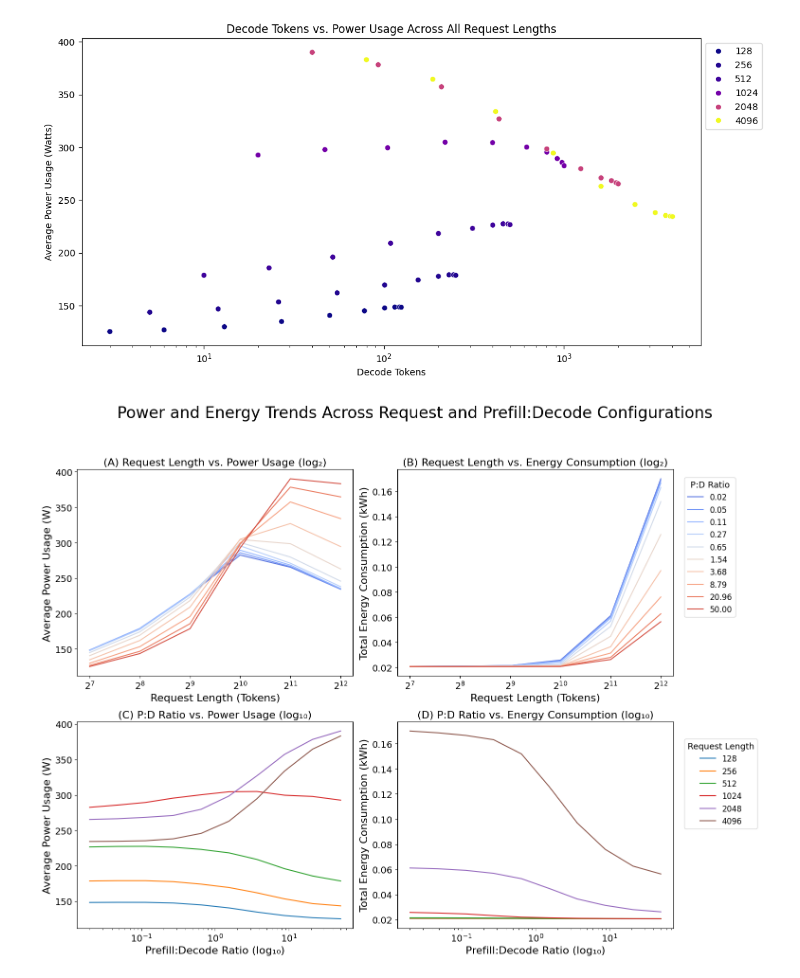
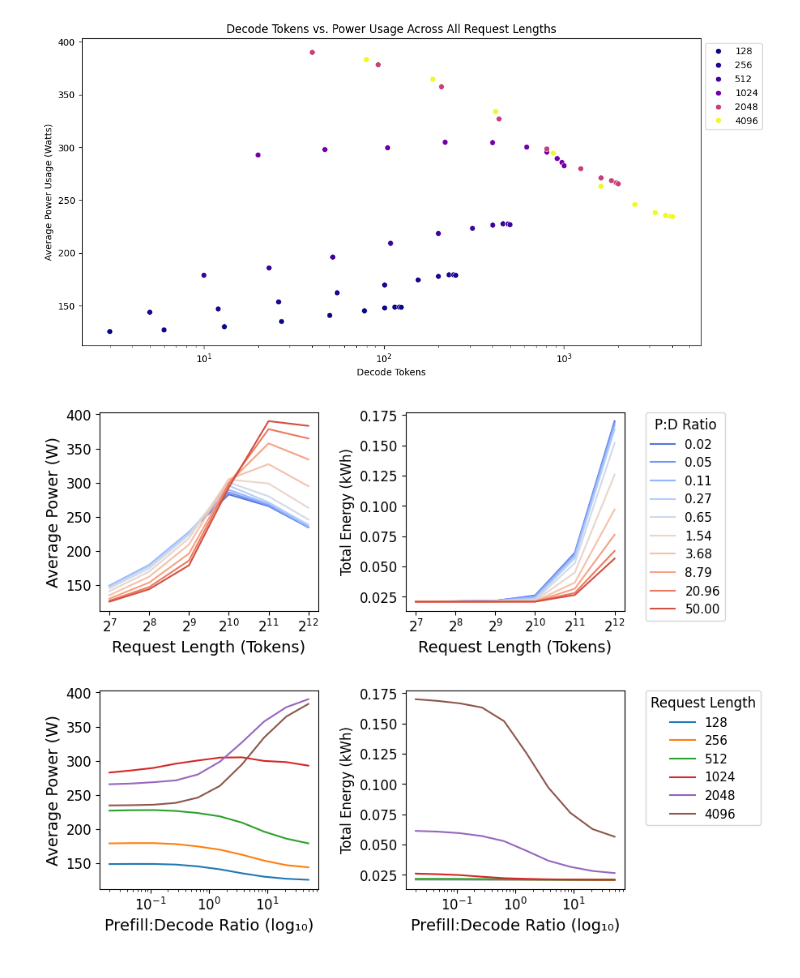
Before and after one commit to ozcanmiraay/vidur-energy, a Jupyter notebook: experiments-final/analysis/exp2-pdratio-inpseq-power-energy.ipynb, the cells around one changed output. Drawn from its saved outputs; the diff is of its cells as text; code cells hidden in the pictures.

Commit message:
Modified experiment plots' sizes & styles.

```diff
--- a/experiments-final/analysis/exp2-pdratio-inpseq-power-energy.ipynb
+++ b/experiments-final/analysis/exp2-pdratio-inpseq-power-energy.ipynb
@@ -137,9 +137,9 @@ pd_ratio_colors = sns.color_palette("coolwarm", n_colors=len(all_pd_ratios_str))
 request_length_colors = sns.color_palette("tab10", n_colors=len(all_request_lengths))
 
 # Create the figure and subplots
-fig, axes = plt.subplots(2, 2, figsize=(16, 12))
+fig, axes = plt.subplots(2, 2, figsize=(9, 7))
 
-# ------------------- (A) Request Length vs. Power Usage -------------------
+# ------------------- Request Length vs. Power Usage -------------------
 sns.lineplot(
     ax=axes[0, 0],
     data=df,
@@ -151,14 +151,13 @@ sns.lineplot(
     legend=False
 )
 axes[0, 0].set_xscale("log", base=2)
-axes[0, 0].set_title("(A) Request Length vs. Power Usage (log₂)", fontsize=16)
-axes[0, 0].set_xlabel("Request Length (Tokens)", fontsize=16)
-axes[0, 0].set_ylabel("Average Power Usage (W)", fontsize=16)
-axes[0, 0].tick_params(axis='both', labelsize=14)
+axes[0, 0].set_xlabel("Request Length (Tokens)", fontsize=14)
+axes[0, 0].set_ylabel("Average Power (W)", fontsize=14)
+axes[0, 0].tick_params(axis='both', labelsize=12)
 axes[0, 0].set_xticks(all_request_lengths)
 axes[0, 0].set_xticklabels([label_power_of_two(x) for x in all_request_lengths])
 
-# ------------------- (B) Request Length vs. Energy -------------------
+# ------------------- Request Length vs. Energy -------------------
 sns.lineplot(
     ax=axes[0, 1],
     data=df,
@@ -170,14 +169,13 @@ sns.lineplot(
     legend=False
 )
 axes[0, 1].set_xscale("log", base=2)
-axes[0, 1].set_title("(B) Request Length vs. Energy Consumption (log₂)", fontsize=16)
-axes[0, 1].set_xlabel("Request Length (Tokens)", fontsize=16)
-axes[0, 1].set_ylabel("Total Energy Consumption (kWh)", fontsize=16)
-axes[0, 1].tick_params(axis='both', labelsize=14)
+axes[0, 1].set_xlabel("Request Length (Tokens)", fontsize=14)
+axes[0, 1].set_ylabel("Total Energy (kWh)", fontsize=12)
+axes[0, 1].tick_params(axis='both', labelsize=12)
 axes[0, 1].set_xticks(all_request_lengths)
 axes[0, 1].set_xticklabels([label_power_of_two(x) for x in all_request_lengths])
 
-# ------------------- (C) P:D Ratio vs. Power Usage -------------------
+# ------------------- P:D Ratio vs. Power Usage -------------------
 sns.lineplot(
     ax=axes[1, 0],
     data=df,
@@ -189,14 +187,13 @@ sns.lineplot(
     legend=False
 )
 axes[1, 0].set_xscale("log", base=10)
-axes[1, 0].set_title("(C) P:D Ratio vs. Power Usage (log₁₀)", fontsize=16)
-axes[1, 0].set_xlabel("Prefill:Decode Ratio (log₁₀)", fontsize=16)
-axes[1, 0].set_ylabel("Average Power Usage (W)", fontsize=16)
-axes[1, 0].tick_params(axis='both', labelsize=14)
-axes[1, 0].xaxis.set_major_locator(ticker.LogLocator(base=10, numticks=7))
-axes[1, 0].xaxis.set_minor_locator(ticker.LogLocator(base=10, subs=np.arange(2, 10)*0.1, numticks=50))
+axes[1, 0].set_xlabel("Prefill:Decode Ratio (log₁₀)", fontsize=14)
+axes[1, 0].set_ylabel("Average Power (W)", fontsize=14)
+axes[1, 0].tick_params(axis='both', labelsize=12)
+axes[1, 0].xaxis.set_major_locator(ticker.LogLocator(base=10))
+axes[1, 0].xaxis.set_minor_locator(ticker.LogLocator(base=10, subs=np.arange(2, 10) * 0.1))
 
-# ------------------- (D) P:D Ratio vs. Energy Consumption -------------------
+# ------------------- P:D Ratio vs. Energy Consumption -------------------
 sns.lineplot(
     ax=axes[1, 1],
     data=df,
@@ -208,56 +205,55 @@ sns.lineplot(
     legend=False
 )
 axes[1, 1].set_xscale("log", base=10)
-axes[1, 1].set_title("(D) P:D Ratio vs. Energy Consumption (log₁₀)", fontsize=16)
-axes[1, 1].set_xlabel("Prefill:Decode Ratio (log₁₀)", fontsize=16)
-axes[1, 1].set_ylabel("Total Energy Consumption (kWh)", fontsize=16)
-axes[1, 1].tick_params(axis='both', labelsize=14)
-axes[1, 1].xaxis.set_major_locator(ticker.LogLocator(base=10, numticks=7))
-axes[1, 1].xaxis.set_minor_locator(ticker.LogLocator(base=10, subs=np.arange(2, 10)*0.1, numticks=50))
+axes[1, 1].set_xlabel("Prefill:Decode Ratio (log₁₀)", fontsize=14)
+axes[1, 1].set_ylabel("Total Energy (kWh)", fontsize=12)
+axes[1, 1].tick_params(axis='both', labelsize=12)
+axes[1, 1].xaxis.set_major_locator(ticker.LogLocator(base=10))
+axes[1, 1].xaxis.set_minor_locator(ticker.LogLocator(base=10, subs=np.arange(2, 10) * 0.1))
 
 # ------------------- Shared Legends -------------------
-
-# Legend 1: P:D Ratio (top-right)
 dummy_fig_pd, dummy_ax_pd = plt.subplots()
 for pd_ratio, color in zip(all_pd_ratios_str, pd_ratio_colors):
     dummy_ax_pd.plot([], [], label=pd_ratio, color=color)
 handles_pd, labels_pd = dummy_ax_pd.get_legend_handles_labels()
 plt.close(dummy_fig_pd)
 fig.legend(
     handles_pd, labels_pd,
     loc='upper left',
-    bbox_to_anchor=(0.8625, 0.86),
+    bbox_to_anchor=(0.82, 0.93),
     title="P:D Ratio",
-    fontsize=12,
-    title_fontsize=13,
+    fontsize=11,
+    title_fontsize=12,
     frameon=True
 )
 
-# Legend 2: Request Length (middle-right)
 dummy_fig_rl, dummy_ax_rl = plt.subplots()
 for rl, color in zip(all_request_lengths, request_length_colors):
     dummy_ax_rl.plot([], [], label=rl, color=color)
 handles_rl, labels_rl = dummy_ax_rl.get_legend_handles_labels()
 plt.close(dummy_fig_rl)
 fig.legend(
     handles_rl, labels_rl,
     loc='upper left',
-    bbox_to_anchor=(0.85, 0.40),
+    bbox_to_anchor=(0.82, 0.44),
     title="Request Length",
-    fontsize=12,
-    title_fontsize=13,
+    fontsize=11,
+    title_fontsize=12,
     frameon=True
 )
 
-# ------------------- Main Title & Layout -------------------
-plt.suptitle("Power and Energy Trends Across Request and Prefill:Decode Configurations", fontsize=24, y=0.98)
-plt.tight_layout(rect=[0, 0, 0.85, 0.94])
-
-# Save and show
-plt.savefig("exp2-power_vs_energy_shared_legends.png", dpi=300, bbox_inches="tight")
+# ------------------- Adjust spacing -------------------
+plt.subplots_adjust(
+    left=0.08,
+    right=0.8,
+    bottom=0.08,
+    top=0.92,
+    wspace=0.4,   # Wider horizontal space
+    hspace=0.4   # Taller vertical space
+)
 plt.show()
 # %% [output]
-[figure, old version]
+[figure, new version]
 # %%
 import plotly.graph_objects as go
 from plotly.subplots import make_subplots
```
Also changed, not shown: 5 other files.
